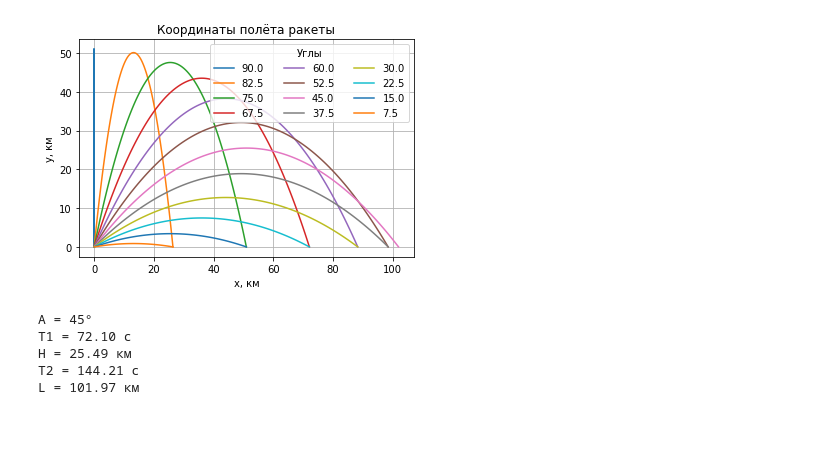
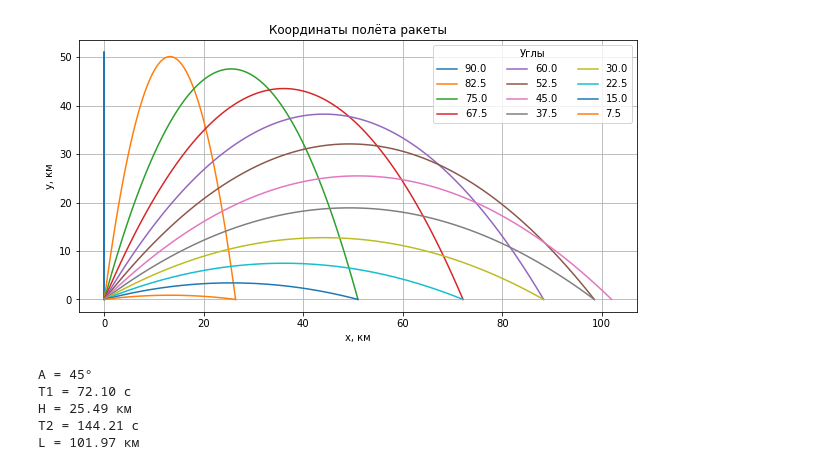
Before and after one commit to Wolfram18/Math-Modeling, a Jupyter notebook: 3. Ballistic Missile Defense/task1.ipynb, the cells around one changed output. Saved outputs shown, nothing was run; the diff lists cells and outputs as text; code cells hidden in the pictures; blank space fills up the shorter version.

```diff
--- a/3. Ballistic Missile Defense/task1.ipynb
+++ b/3. Ballistic Missile Defense/task1.ipynb
@@ -15,21 +15,22 @@ H = v0**2*np.sin(A_rad)**2/(2*g) # высота подъёма тела
 T2 = 2*v0*np.sin(A_rad)/g # время полёта ракеты
 L = v0**2*np.sin(2*A_rad)/g # дальность полёта
 # %%
-fig, ax = plt.subplots()
+fig = plt.figure(figsize=(10, 5))
+ax = fig.add_subplot()
 plt.title("Координаты полёта ракеты") # заголовок
 plt.xlabel("x, км") # ось абсцисс
 plt.ylabel("y, км") # ось ординат
 plt.grid() # включение отображение сетки
 
 for i in range(len(A_rad)):
     T = np.arange(0, T2[i] + T2[i]/100, T2[i]/100)
     x = v0*T*np.cos(A_rad[i])
     y = v0*T*np.sin(A_rad[i])-(g*T**2)/2
     ax.plot(x/1000, y/1000, label = A_grad[i])
 
 z = ax.legend(ncol = 3, title = 'Углы')
 # %% [output]
-[figure, old version]
+[figure, new version]
 # %%
 i, = np.where(L == max(L))
 print("A = {0:.0f}\N{DEGREE SIGN}".format(float(A_grad[i])))
```
Also changed, not shown: 1 other file.
